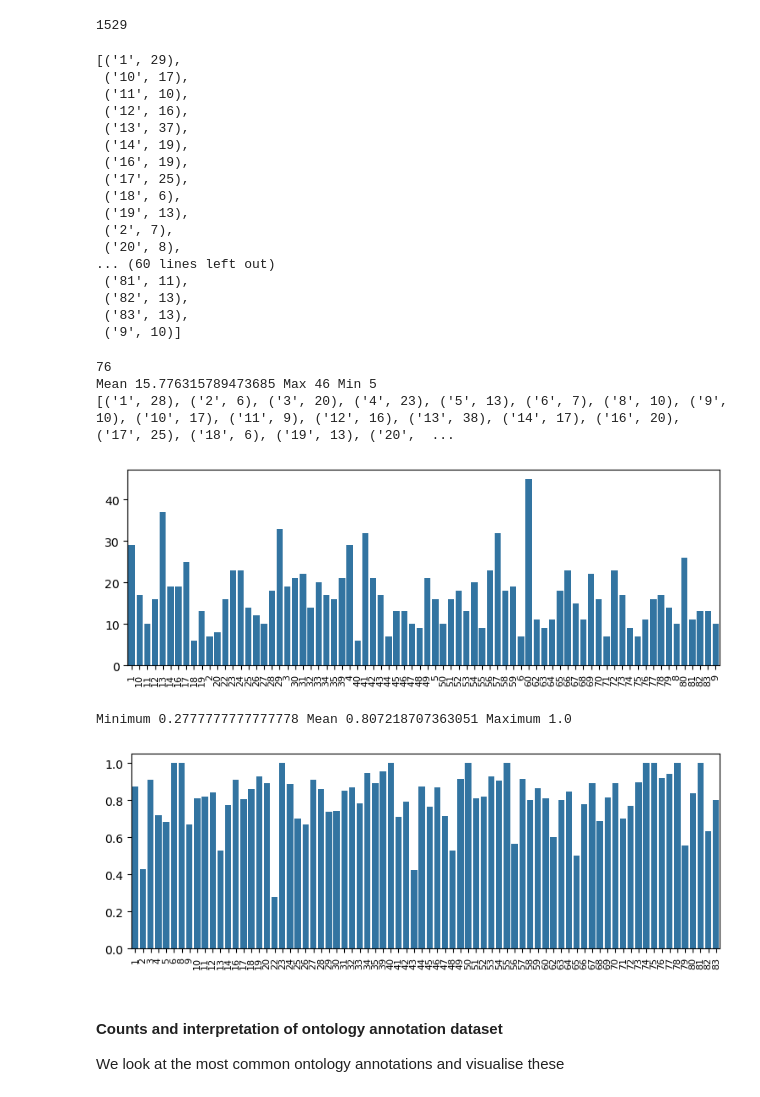
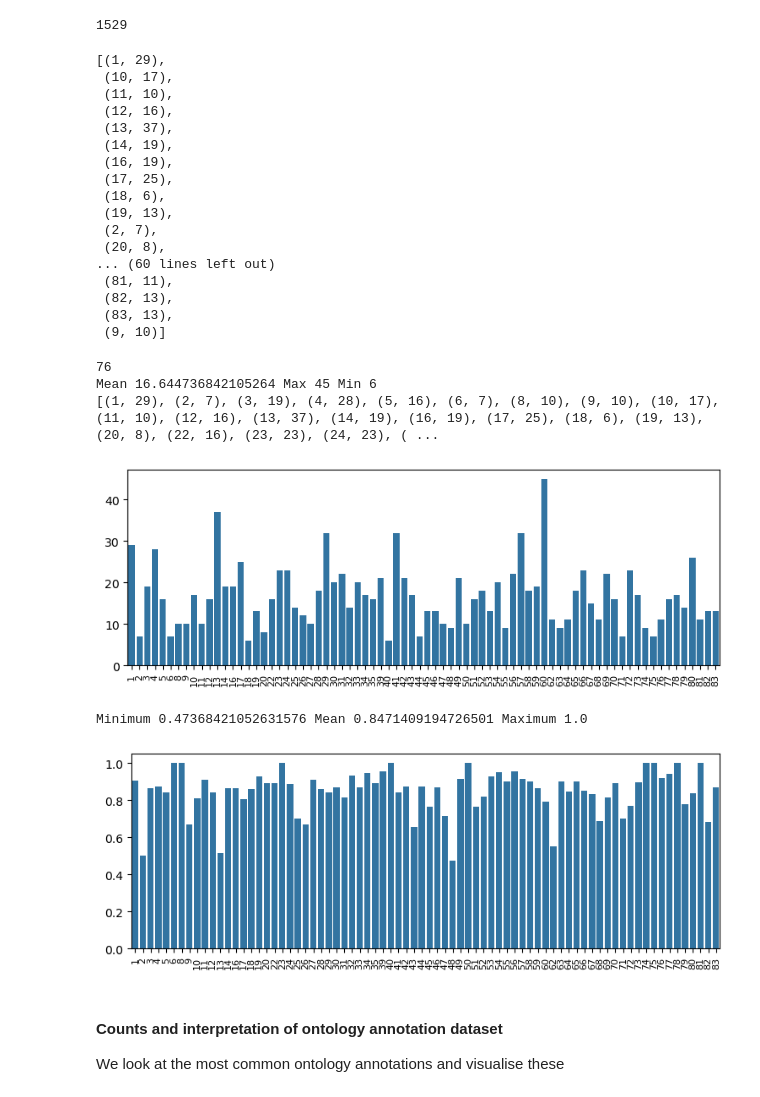
Before and after one commit to jannahastings/theory-database, a Jupyter notebook: AnalyseTheoryMapping.ipynb, the cells around one changed output. Drawn from its saved outputs; the diff is of its cells as text; code cells hidden in the pictures.

Commit message:
Theory Integration Analysis Update
Remapping constructs from BCW analysis
Adding csv of classes and their counts

```diff
--- a/AnalyseTheoryMapping.ipynb
+++ b/AnalyseTheoryMapping.ipynb
@@ -94,6 +98,7 @@ df_theory_constrs
 # %%
 import openpyxl
 import pandas as pd
+import re
 
 def parseConstructs(constructs_file):
     row_data = []
@@ -126,7 +131,7 @@ def parseConstructs(constructs_file):
             )
 
             if len(query_result) >= 1:
-                if not (ontology_id is None or ontology_label is None):
+                if not (ontology_id is None or ontology_label is None or re.match("^Not", mapping_detail)):
                     theory_dict = {
                         "Theory_ID": theory_num,
                         "Theory_Name": theory_name,
@@ -144,7 +149,7 @@ def parseConstructs(constructs_file):
                     }
                     row_data.append(theory_dict)
                 else:
-                    if mapping_detail in ["NotMappedOutOfScope", "NotMappedUnclear"]:
+                    if re.match("^Not", mapping_detail) :
                         # Save these constructs separately
                         out_of_scope_constructs.append({
                             "Theory_ID": theory_num,
@@ -333,26 +334,26 @@ for theory_id in theory_names:
     #print(theory_id,":",onto_ids)
     theory_annotations[theory_id]=onto_ids
 
-annot_nums = [(n, len(t)) for n,t in theory_annotations.items()]
+annot_nums = [(pd.to_numeric(n), len(t)) for n,t in theory_annotations.items()]
 annot_nums
 # %% [output]
-[('1', 29),
- ('10', 17),
- ('11', 10),
- ('12', 16),
- ('13', 37),
- ('14', 19),
- ('16', 19),
- ('17', 25),
- ('18', 6),
- ('19', 13),
- ('2', 7),
- ('20', 8),
+[(1, 29),
+ (10, 17),
+ (11, 10),
+ (12, 16),
+ (13, 37),
+ (14, 19),
+ (16, 19),
+ (17, 25),
+ (18, 6),
+ (19, 13),
+ (2, 7),
+ (20, 8),
 ... (60 lines left out)
- ('81', 11),
- ('82', 13),
- ('83', 13),
- ('9', 10)]
+ (81, 11),
+ (82, 13),
+ (83, 13),
+ (9, 10)]
 # %%
 print(len(annot_nums))
 annot_nums_lens = [k for (a,k) in annot_nums]
@@ -364,8 +365,8 @@ annot_nums.sort(key = lambda x: int(x[0]))
 print(annot_nums)
 # %% [output]
 76
-Mean 15.776315789473685 Max 46 Min 5
-[('1', 28), ('2', 6), ('3', 20), ('4', 23), ('5', 13), ('6', 7), ('8', 10), ('9', 10), ('10', 17), ('11', 9), ('12', 16), ('13', 38), ('14', 17), ('16', 20), ('17', 25), ('18', 6), ('19', 13), ('20',  ...
+Mean 16.644736842105264 Max 45 Min 6
+[(1, 29), (2, 7), (3, 19), (4, 28), (5, 16), (6, 7), (8, 10), (9, 10), (10, 17), (11, 10), (12, 16), (13, 37), (14, 19), (16, 19), (17, 25), (18, 6), (19, 13), (20, 8), (22, 16), (23, 23), (24, 23), ( ...
 # %%
 plt.figure(figsize=(9, 3))
 
@@ -373,25 +374,25 @@ sns.barplot({k:v for (k,v) in annot_nums})
 plt.xticks(rotation=90,fontsize=8)
 plt.show()
 # %% [output]
-[figure, old version]
+[figure, new version]
 # %%
 # As a proportion of the number of constructs as well ...
 
-theory_construct_lens = {k:len(t.constructs) for k,t in theories.items()}
+theory_construct_lens = {pd.to_numeric(k):len(t.constructs) for k,t in theories.items()}
 
 theory_proportion_annot = [(k,v/theory_construct_lens[k]) for k,v in annot_nums]
 
 theory_proportion_annot
 
 print("Minimum",min([v for (k,v) in theory_proportion_annot]),"Mean",statistics.mean([v for (k,v) in theory_proportion_annot]),"Maximum",max([v for (k,v) in theory_proportion_annot]))
 
 plt.figure(figsize=(9, 3))
 sns.barplot({k:v for (k,v) in theory_proportion_annot})
 plt.xticks(rotation=90,fontsize=8)
 plt.show()
 # %% [output]
-Minimum 0.2777777777777778 Mean 0.807218707363051 Maximum 1.0
+Minimum 0.47368421052631576 Mean 0.8471409194726501 Maximum 1.0
-[figure, old version]
+[figure, new version]
 # %% [markdown]
 #### Counts and interpretation of ontology annotation dataset
 
```
Also changed, not shown: parts of 25 cells of this notebook, 9 other files.
